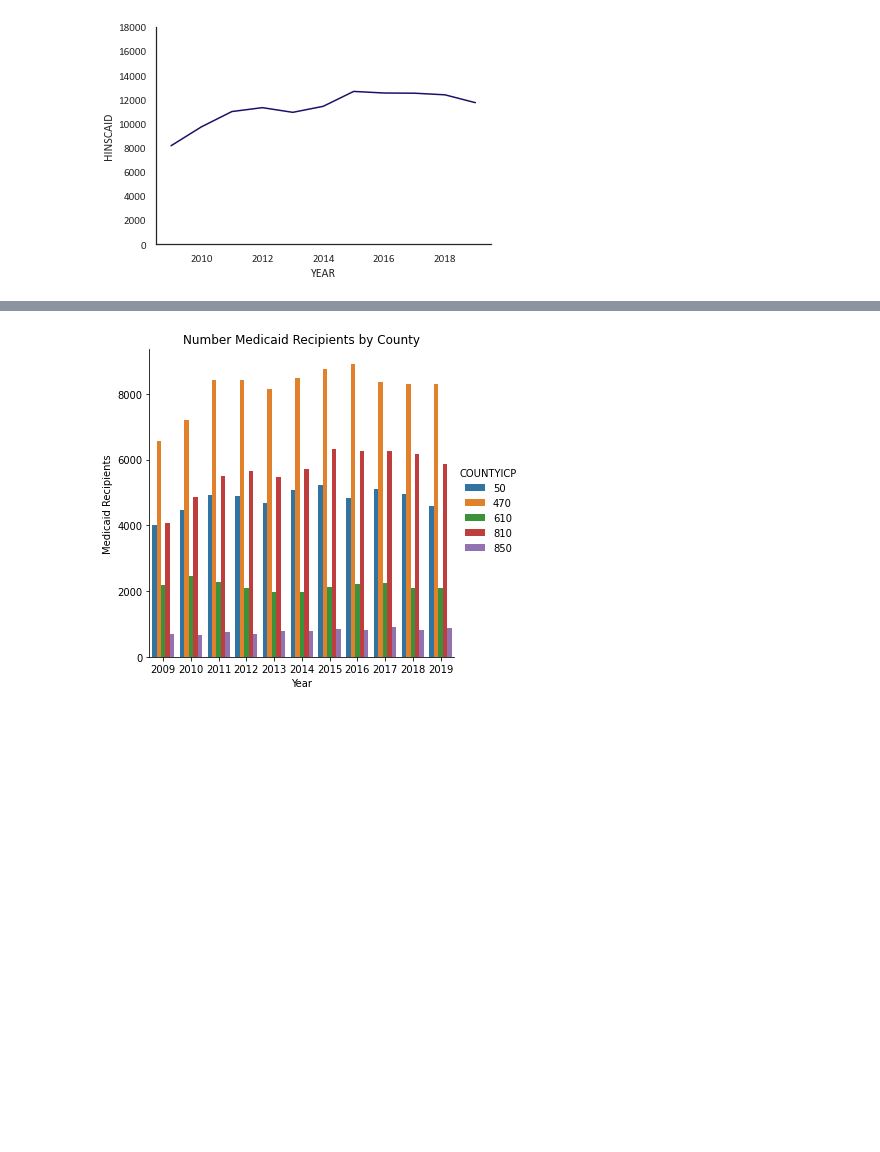
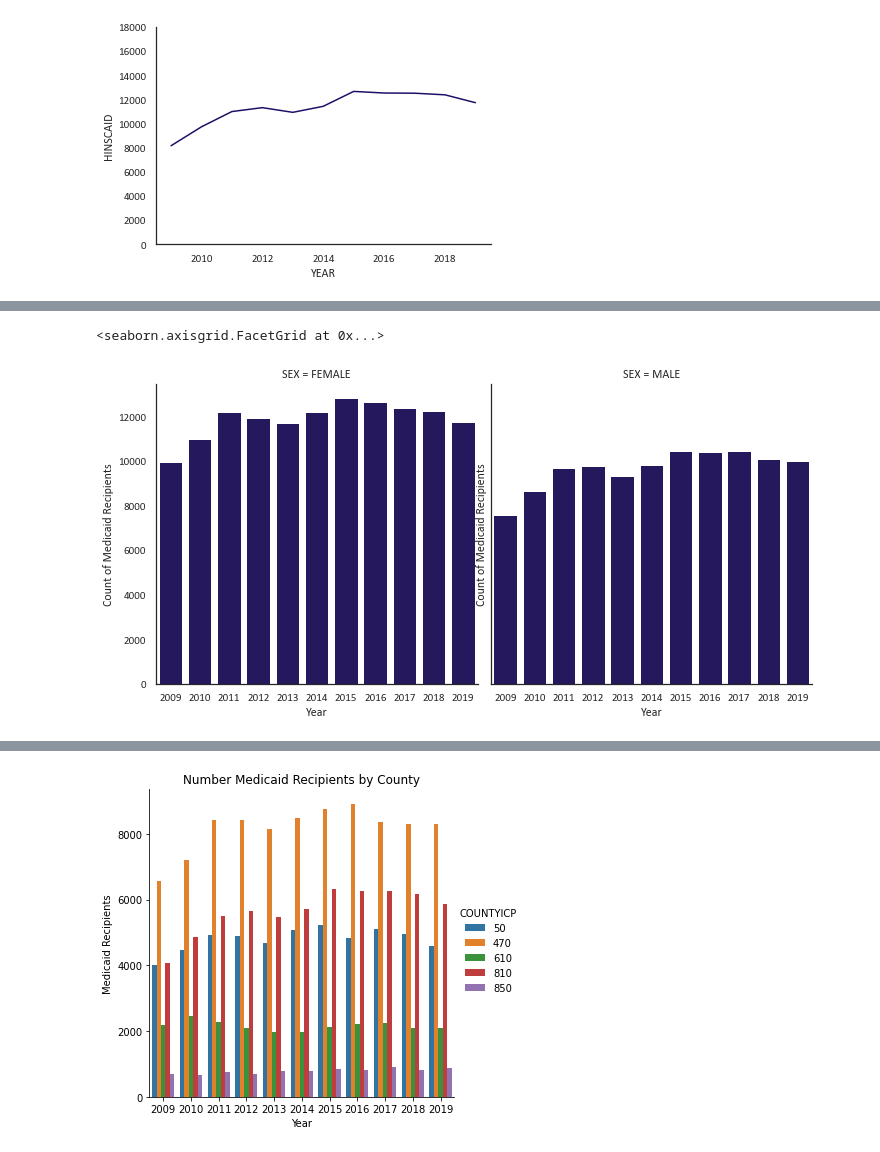
Before and after one commit to mspp-data-studio-2021/Ariel_Medex, a Jupyter notebook: IPUMS ACS Data 2009-2019.ipynb, the cells around one changed output, grey strips where cells are left out. Cells and saved outputs as stored; diff of their text form; code cells hidden in the pictures; blank space fills up the shorter version.

```diff
--- a/IPUMS ACS Data 2009-2019.ipynb
+++ b/IPUMS ACS Data 2009-2019.ipynb
@@ -210,0 +301,8 @@ plt.legend(bbox_to_anchor=(1.05, 1), loc=2, borderaxespad=0., title="Borough")
+# %%
+df["SEX"].replace({1: "Male", 2: "Female"}, inplace=True)
+j = sns.catplot(x="YEAR", col="SEX",
+                     data=df, kind='count', color=('#1F0D68'))
+j.set(xlabel='Year', ylabel='Count of Medicaid Recipients')
+# %% [output]
+<seaborn.axisgrid.FacetGrid at 0x...>
+[figure, added]
```
Also changed, not shown: parts of 19 cells of this notebook.
